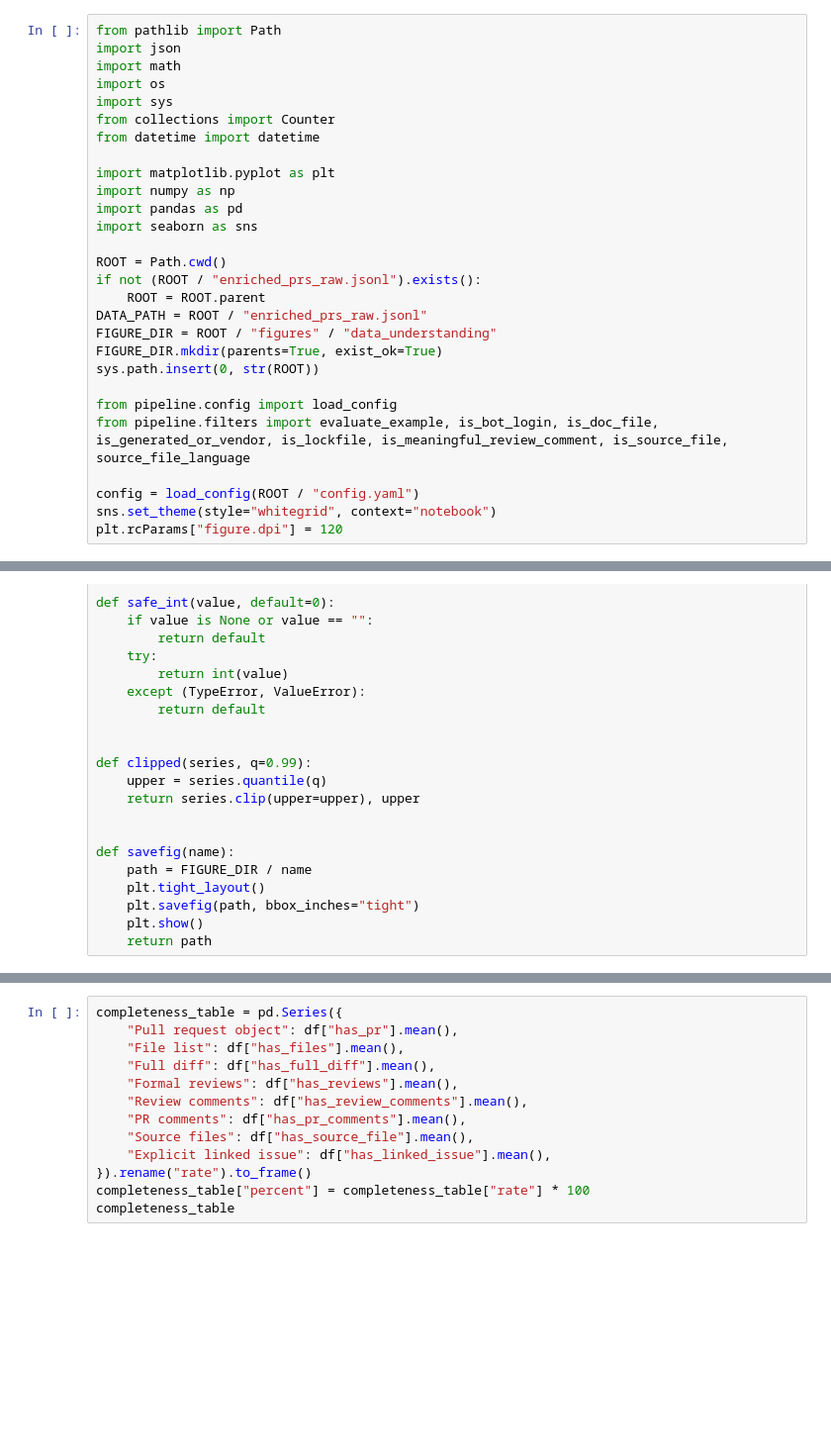
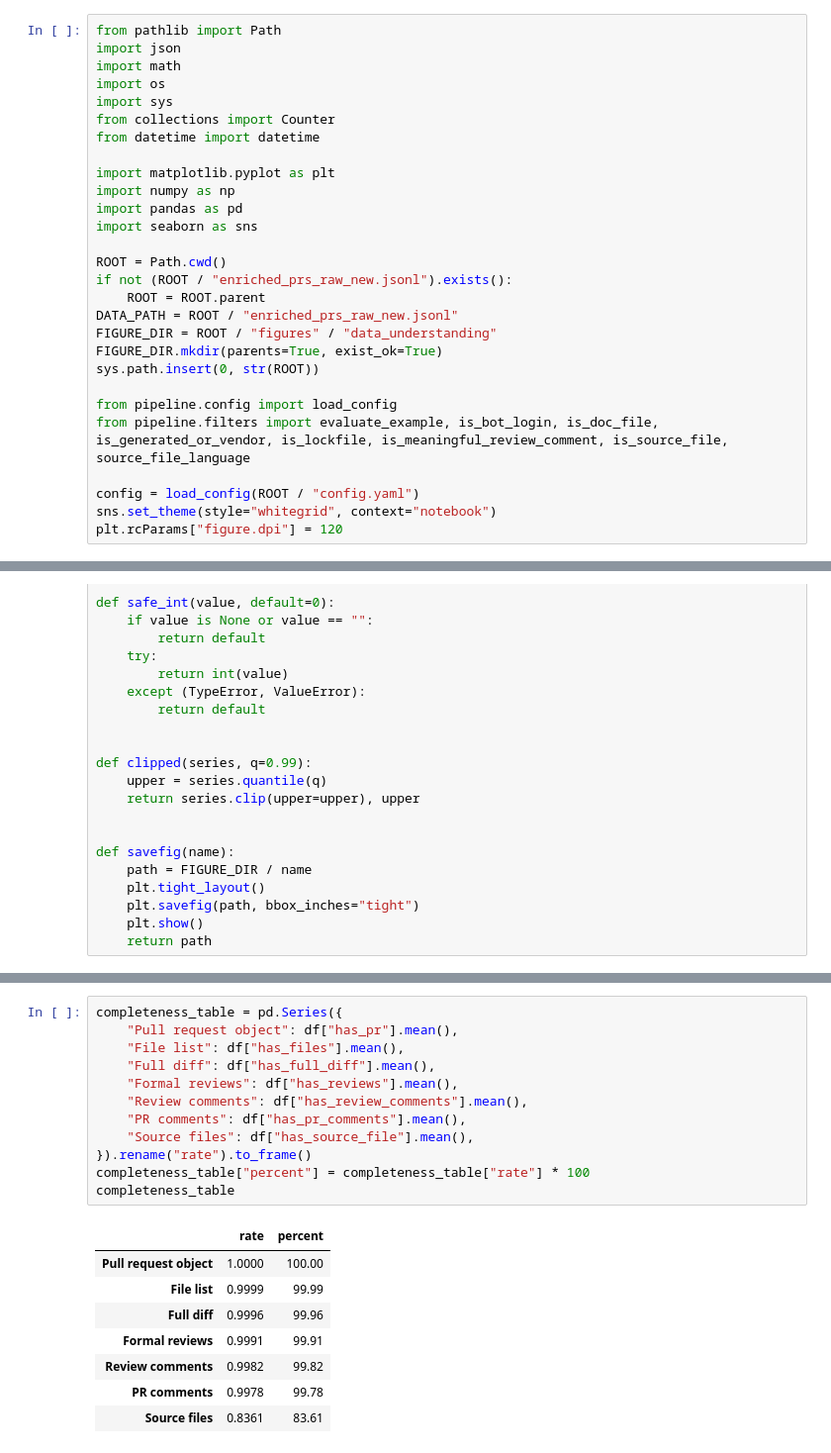
Before and after one commit to Dinar5150/data-mining-project, a Jupyter notebook: notebooks/01_data_understanding.ipynb, the cells around one changed output, grey strips where cells are left out. Shown at 99% size. Drawn from its saved outputs; the diff is of its cells as text; blank space fills up the shorter version.

```diff
--- a/notebooks/01_data_understanding.ipynb
+++ b/notebooks/01_data_understanding.ipynb
@@ -13,9 +13,9 @@ import pandas as pd
 import seaborn as sns
 
 ROOT = Path.cwd()
-if not (ROOT / "enriched_prs_raw.jsonl").exists():
+if not (ROOT / "enriched_prs_raw_new.jsonl").exists():
     ROOT = ROOT.parent
-DATA_PATH = ROOT / "enriched_prs_raw.jsonl"
+DATA_PATH = ROOT / "enriched_prs_raw_new.jsonl"
 FIGURE_DIR = ROOT / "figures" / "data_understanding"
 FIGURE_DIR.mkdir(parents=True, exist_ok=True)
 sys.path.insert(0, str(ROOT))
@@ -186,16 +190,24 @@ summary
 # %%
 completeness_table = pd.Series({
     "Pull request object": df["has_pr"].mean(),
     "File list": df["has_files"].mean(),
     "Full diff": df["has_full_diff"].mean(),
     "Formal reviews": df["has_reviews"].mean(),
     "Review comments": df["has_review_comments"].mean(),
     "PR comments": df["has_pr_comments"].mean(),
     "Source files": df["has_source_file"].mean(),
-    "Explicit linked issue": df["has_linked_issue"].mean(),
 }).rename("rate").to_frame()
 completeness_table["percent"] = completeness_table["rate"] * 100
 completeness_table
+# %% [output]
+|  | rate | percent |
+| Pull request object | 1.0000 | 100.00 |
+| File list | 0.9999 | 99.99 |
+| Full diff | 0.9996 | 99.96 |
+| Formal reviews | 0.9991 | 99.91 |
+| Review comments | 0.9982 | 99.82 |
+| PR comments | 0.9978 | 99.78 |
+| Source files | 0.8361 | 83.61 |
 # %%
 numeric_summary = df[[
     "changed_files",
```
Also changed, not shown: parts of 12 cells of this notebook, 35 other files.
